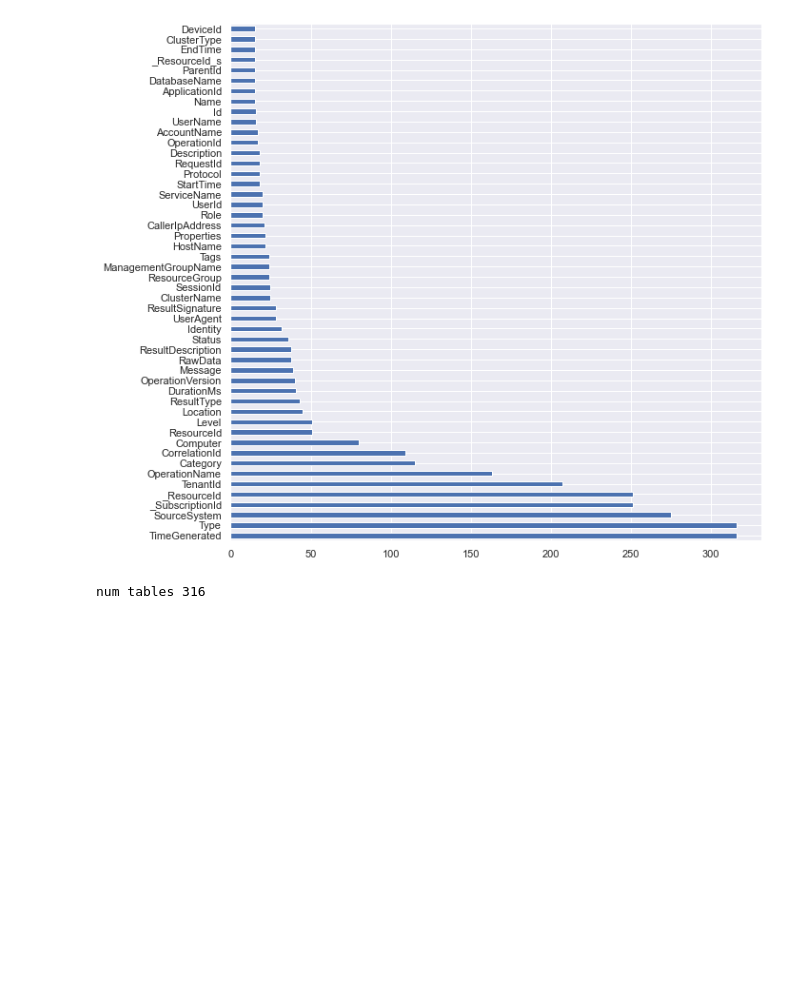
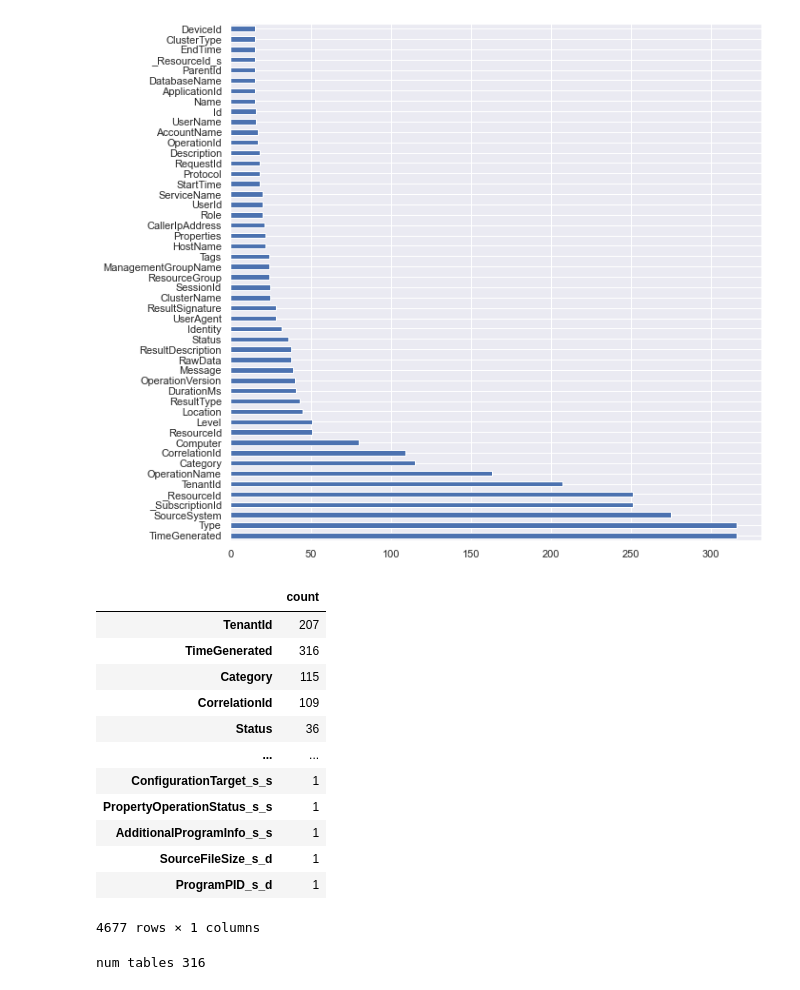
Before and after one commit to microsoft/ASDET, a Jupyter notebook: notebooks/AzSentinel-Expl-demo.ipynb, the cells around one changed output. Cells and saved outputs as stored; diff of their text form; code cells hidden in the pictures; blank space fills up the shorter version.

```diff
--- a/notebooks/AzSentinel-Expl-demo.ipynb
+++ b/notebooks/AzSentinel-Expl-demo.ipynb
@@ -149,4 +148,21 @@ col_count_ser.sort_values(ascending=False)[:50].plot.barh(figsize=(10,10))
 # %% [output]
 <AxesSubplot:>
 [figure]
+# %%
+col_count_df = pd.DataFrame(col_count_ser, columns=["count"])
+col_count_df
+# %% [output]
+|  | count |
+| TenantId | 207 |
+| TimeGenerated | 316 |
+| Category | 115 |
+| CorrelationId | 109 |
+| Status | 36 |
+| ... | ... |
+| ConfigurationTarget_s_s | 1 |
+| PropertyOperationStatus_s_s | 1 |
+| AdditionalProgramInfo_s_s | 1 |
+| SourceFileSize_s_d | 1 |
+| ProgramPID_s_d | 1 |
+4677 rows × 1 columns
 # %%
```
Also changed, not shown: parts of 15 cells of this notebook.
